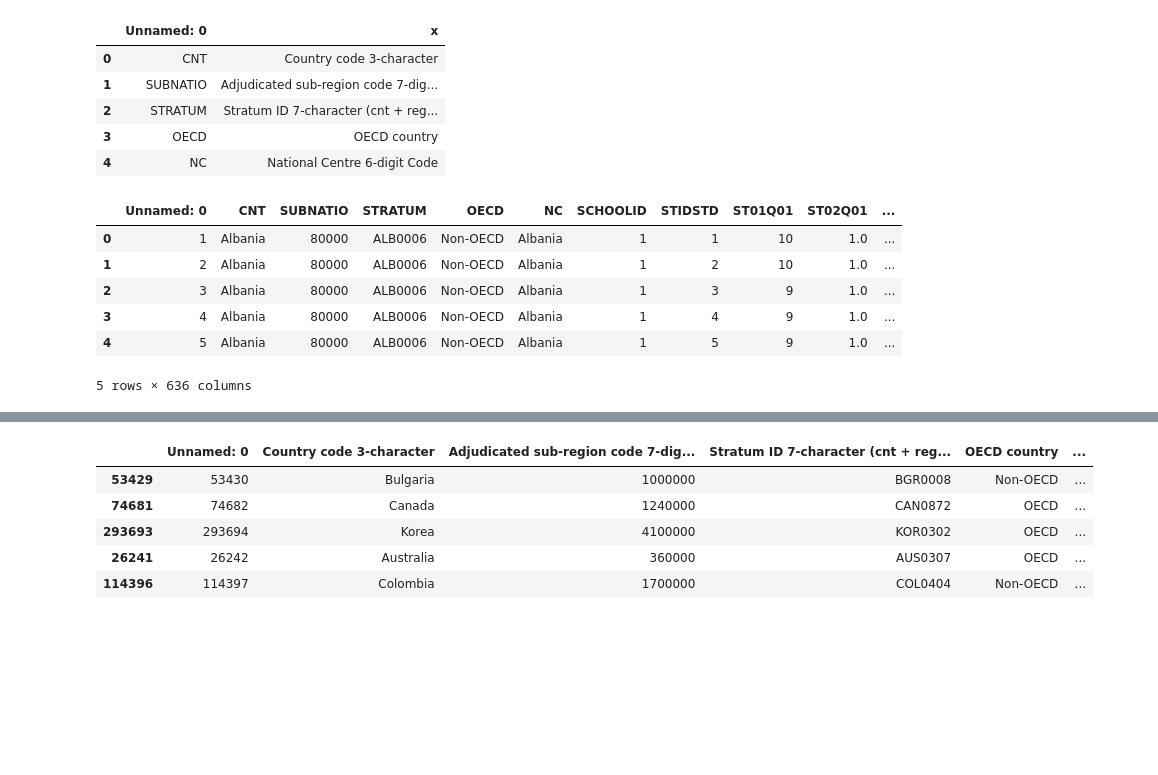
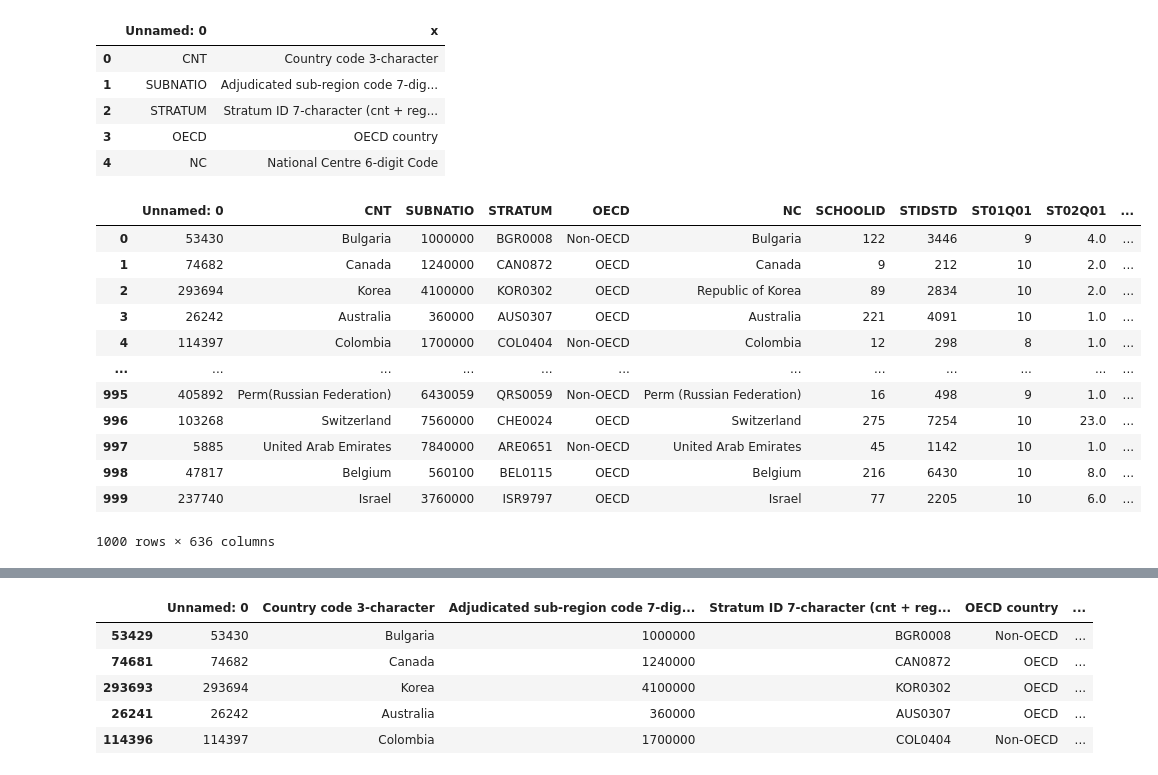
Before and after one commit to henanhasan/visualization_project, a Jupyter notebook: Part_I_exploration.ipynb, the cells around one changed output, grey strips where cells are left out. Saved outputs shown, nothing was run; the diff lists cells and outputs as text; code cells hidden in the pictures; blank space fills up the shorter version.

```diff
--- a/Part_I_exploration.ipynb
+++ b/Part_I_exploration.ipynb
@@ -31,11 +31,11 @@ import openai
 # %%
-import chardet
+# import chardet
 
-# Detect the encoding of the file
-with open('pisa2012.csv', 'rb') as rawdata:
-    result = chardet.detect(rawdata.read(10000))
+# # Detect the encoding of the file
+# with open('pisa2012.csv', 'rb') as rawdata:
+#     result = chardet.detect(rawdata.read(10000))
 
-# Read the CSV file using the detected encoding
-df = pd.read_csv('pisa2012.csv', encoding='latin-1')
+# # Read the CSV file using the detected encoding
+# df = pd.read_csv('pisa2012.csv', encoding='latin-1')
 # %%
 dfdict = pd.read_csv('pisadict2012.csv', encoding = 'latin-1')
@@ -49,12 +73,18 @@ dfdict.head()
 | 3 | OECD | OECD country |
 | 4 | NC | National Centre 6-digit Code |
 # %%
-df.head()
+df
 # %% [output]
 |  | Unnamed: 0 | CNT | SUBNATIO | STRATUM | OECD | NC | SCHOOLID | STIDSTD | ST01Q01 | ST02Q01 | ... |
-| 0 | 1 | Albania | 80000 | ALB0006 | Non-OECD | Albania | 1 | 1 | 10 | 1.0 | ... |
-| 1 | 2 | Albania | 80000 | ALB0006 | Non-OECD | Albania | 1 | 2 | 10 | 1.0 | ... |
-| 2 | 3 | Albania | 80000 | ALB0006 | Non-OECD | Albania | 1 | 3 | 9 | 1.0 | ... |
-| 3 | 4 | Albania | 80000 | ALB0006 | Non-OECD | Albania | 1 | 4 | 9 | 1.0 | ... |
-| 4 | 5 | Albania | 80000 | ALB0006 | Non-OECD | Albania | 1 | 5 | 9 | 1.0 | ... |
+| 0 | 53430 | Bulgaria | 1000000 | BGR0008 | Non-OECD | Bulgaria | 122 | 3446 | 9 | 4.0 | ... |
+| 1 | 74682 | Canada | 1240000 | CAN0872 | OECD | Canada | 9 | 212 | 10 | 2.0 | ... |
+| 2 | 293694 | Korea | 4100000 | KOR0302 | OECD | Republic of Korea | 89 | 2834 | 10 | 2.0 | ... |
+| 3 | 26242 | Australia | 360000 | AUS0307 | OECD | Australia | 221 | 4091 | 10 | 1.0 | ... |
+| 4 | 114397 | Colombia | 1700000 | COL0404 | Non-OECD | Colombia | 12 | 298 | 8 | 1.0 | ... |
+| ... | ... | ... | ... | ... | ... | ... | ... | ... | ... | ... | ... |
+| 995 | 405892 | Perm(Russian Federation) | 6430059 | QRS0059 | Non-OECD | Perm (Russian Federation) | 16 | 498 | 9 | 1.0 | ... |
+| 996 | 103268 | Switzerland | 7560000 | CHE0024 | OECD | Switzerland | 275 | 7254 | 10 | 23.0 | ... |
+| 997 | 5885 | United Arab Emirates | 7840000 | ARE0651 | Non-OECD | United Arab Emirates | 45 | 1142 | 10 | 1.0 | ... |
+| 998 | 47817 | Belgium | 560100 | BEL0115 | OECD | Belgium | 216 | 6430 | 10 | 8.0 | ... |
+| 999 | 237740 | Israel | 3760000 | ISR9797 | OECD | Israel | 77 | 2205 | 10 | 6.0 | ... |
-5 rows × 636 columns
+1000 rows × 636 columns
```
Also changed, not shown: parts of 7 cells of this notebook.
